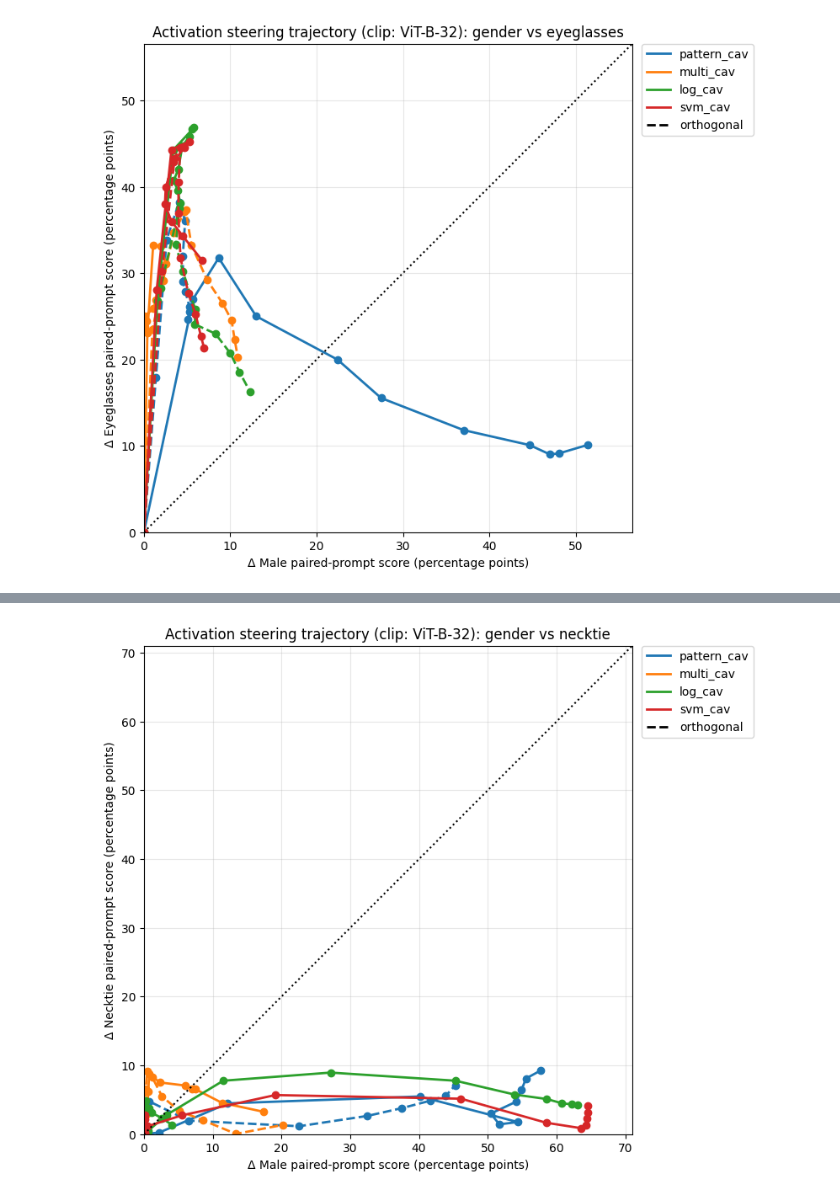
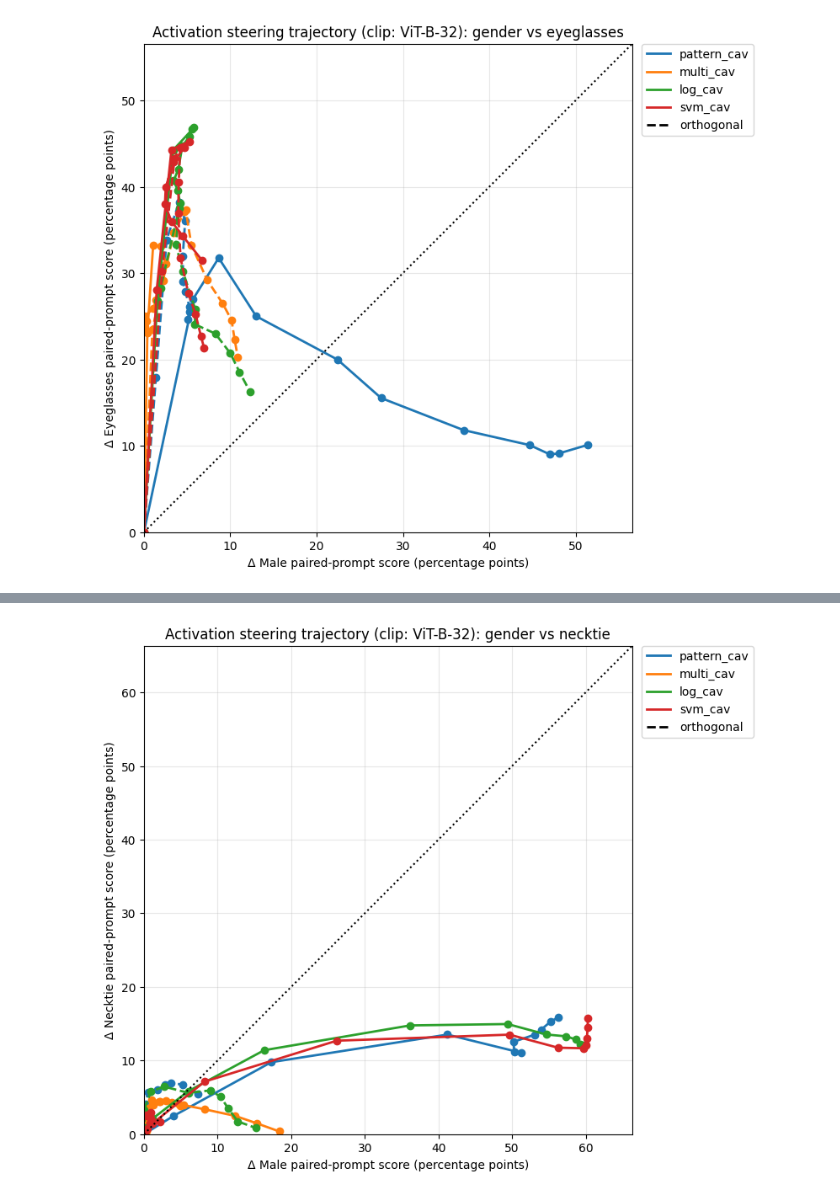
Before and after one commit to erenerogullari/cav-disentanglement, a Jupyter notebook: notebooks/activation_steering.ipynb, the cells around one changed output, grey strips where cells are left out. Drawn from its saved outputs; the diff is of its cells as text; code cells hidden in the pictures.

```diff
--- a/notebooks/activation_steering.ipynb
+++ b/notebooks/activation_steering.ipynb
@@ -1171,10 +1171,10 @@ Using device: cuda; classifier backend: clip
 _ = run_activation_steering_delta_phase_plot(
     results_root=decodings_dir,
     move_target_concept="Wearing_Necktie",
-    target_concepts=["Wearing_Necktie"],
     cav_types=["pattern_cav", "multi_cav", "log_cav", "svm_cav"],
-    alpha_vals=[0,0,0,0],
-    beta_vals=[1.0, 100.0, 1.0, 1.0],
+    alpha_vals=[1, 1, 1, 1],
+    # beta_vals=[1.0, 100.0, 1.0, 1.0],
+    # target_concepts=["Wearing_Necktie"],
     concept_names=("gender", "necktie"),
     batch_size=EVALUATION_BATCH_SIZE,
     device=EVALUATION_DEVICE,
@@ -1202,4 +1186,4 @@ Warning: /home/erogullari/Workspace/cav-disentanglement/results/activation_steer
-[figure, old version]
+[figure, new version]
 # %%
 # Optional legacy comparison (requires the VGG cells and checkpoint paths above):
 # vgg_results = run_activation_steering_delta_phase_plot(
```
Also changed, not shown: parts of 2 cells of this notebook, 17 other files.
